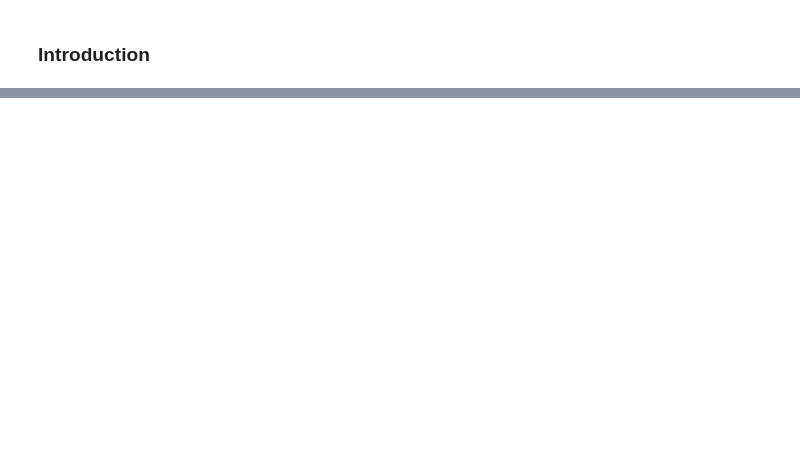
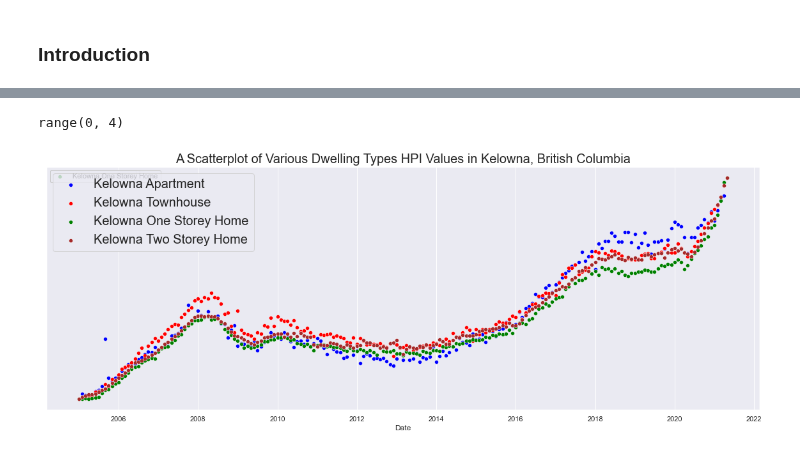
Before and after one commit to data301-2021-summer2/group-11-project, a Jupyter notebook: analysis/Shared/Task 4 Notebook.ipynb, the cells around one changed output, grey strips where cells are left out. Saved outputs shown, nothing was run; the diff lists cells and outputs as text; code cells hidden in the pictures; blank space fills up the shorter version.

Commit message:
Updated Task 4 Group File and project_function file to include a multi-line scatter plot function given a data frame, column_name as list, colors as list and a title as parameters

```diff
--- a/analysis/Shared/Task 4 Notebook.ipynb
+++ b/analysis/Shared/Task 4 Notebook.ipynb
@@ -183,5 +184,0 @@ This is a graphical examination of the MLS regional Housing Price Index in a mon
-# %%
-DF_main = pf.load_and_process()
-housePrices_DF = pf.loadMLSRegionalHPIData()
-allData = pf.loadAll()
-from ipywidgets import interactive
@@ -215,0 +192,5 @@ import matplotlib.pyplot as plt
+# %%
+pf.multiScatterPlot(MLS_BC_HPI_DF,['Kelowna Apartment','Kelowna Townhouse', 'Kelowna One Storey Home','Kelowna Two Storey Home'], ['blue','red','green','brown'],'A Scatterplot of Various Dwelling Types HPI Values in Kelowna, British Columbia')
+# %% [output]
+range(0, 4)
+[figure, added]
```
Also changed, not shown: parts of 28 cells of this notebook, 1 other file.
